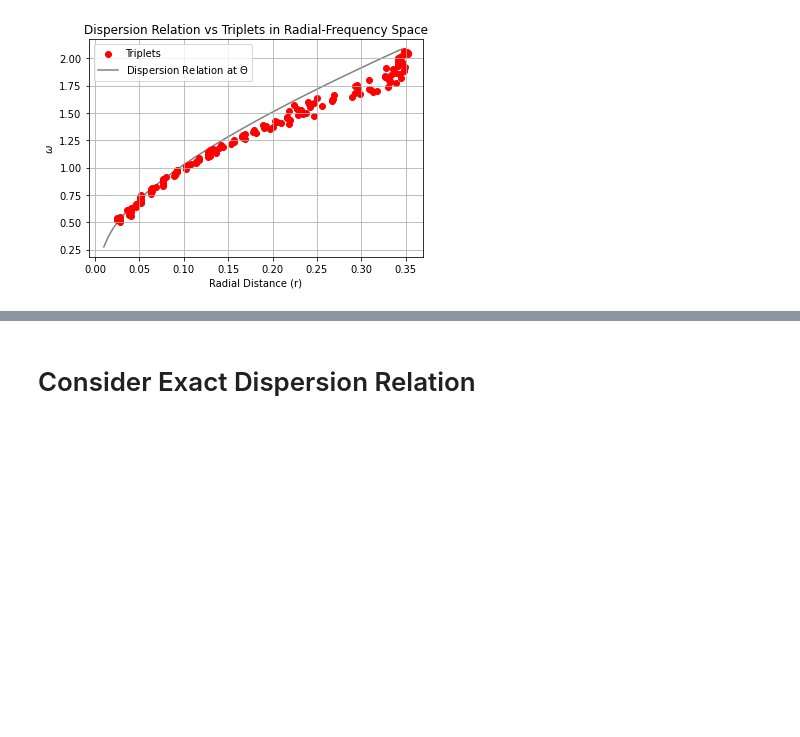
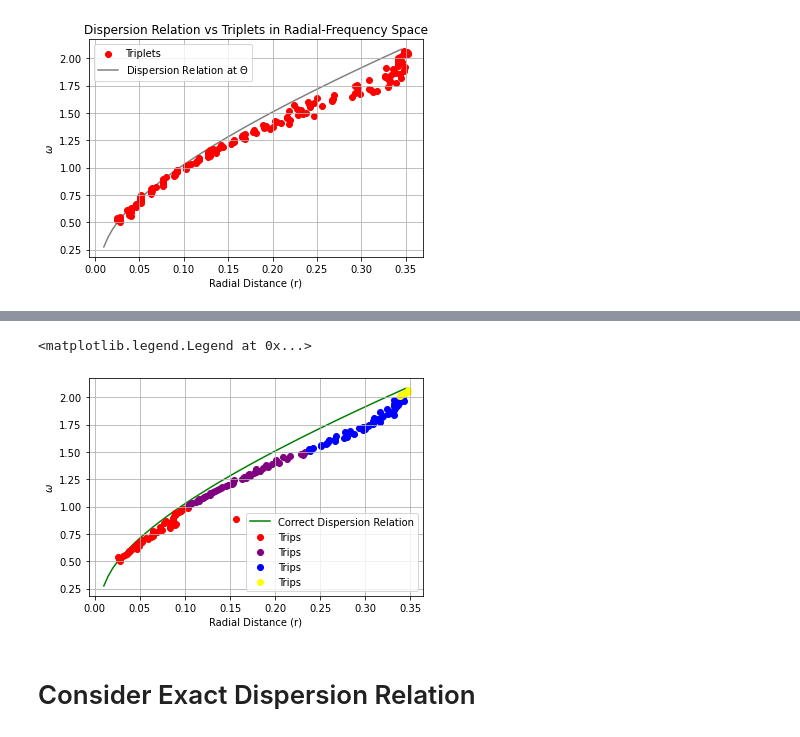
Before and after one commit to joeyanderson1/4th-Year-Thesis, a Jupyter notebook: New PCS Method.ipynb, the cells around one changed output, grey strips where cells are left out. Cells and saved outputs as stored; diff of their text form; code cells hidden in the pictures; blank space fills up the shorter version.

```diff
--- a/New PCS Method.ipynb
+++ b/New PCS Method.ipynb
@@ -149,3 +250,42 @@ r, theta, freqs, kx, ky, disp_r,disp_ww_for_theta = plot_disp_relation_and_point
+# %%
+between_1_15 = np.array([ 1.01, 1.02, 1.03, 1.04,
+       1.05, 1.06, 1.07, 1.08, 1.09, 1.1 , 1.11, 1.12, 1.13, 1.14, 1.15,
+       1.16, 1.17, 1.18, 1.19, 1.2 , 1.21, 1.22, 1.23, 1.24, 1.25, 1.26,
+       1.27, 1.28, 1.29, 1.3 , 1.31, 1.32, 1.33, 1.34, 1.35, 1.36, 1.37,
+       1.38, 1.39, 1.4 , 1.41, 1.42, 1.43, 1.44, 1.45, 1.46, 1.47, 1.48,
+       1.49, 1.5])
+# %%
+between_15_2 = np.array([1.51, 1.52, 1.53, 1.54, 1.55, 1.56, 1.57, 1.58, 1.59,
+       1.6 , 1.61, 1.62, 1.63, 1.64, 1.65, 1.66, 1.67, 1.68, 1.69, 1.7 ,
+       1.71, 1.72, 1.73, 1.74, 1.75, 1.76, 1.77, 1.78, 1.79, 1.8 , 1.81,
+       1.82, 1.83, 1.84, 1.85, 1.86, 1.87, 1.88, 1.89, 1.9 , 1.91, 1.92,
+       1.93, 1.94, 1.95, 1.96, 1.97, 1.98, 1.99, 2.])
+# %%
+above_2 = np.array([2.01, 2.02, 2.03,
+       2.04, 2.05, 2.06, 2.07])
+# %%
+no_1 = use_triplet_disrtibution(under_1, 0.62)
+
+no_2 = use_triplet_disrtibution(between_1_15, 6)
+
+no_3 = use_triplet_disrtibution(between_15_2, 0.4)
+
+no_4 = use_triplet_disrtibution(above_2, 0.04)
+# %%
+plt.plot(disp_r,disp_ww_for_theta, color='green',zorder=0, label = 'Correct Dispersion Relation')
+
+plt.scatter(no_1, under_1, color='red',zorder=0, label = 'Trips')
+plt.scatter(no_2, between_1_15, color='purple',zorder=0, label = 'Trips')
+plt.scatter(no_3, between_15_2, color='blue',zorder=0, label = 'Trips')
+plt.scatter(no_4, above_2, color='yellow',zorder=0, label = 'Trips')
+
+plt.grid(True)
+plt.xlabel('Radial Distance (r)')
+plt.ylabel('$\omega$')
+plt.legend()
+# %% [output]
+<matplotlib.legend.Legend at 0x...>
+[figure, added]
 # %% [markdown]
 # Consider Exact Dispersion Relation
 # %%
```
Also changed, not shown: parts of 25 cells of this notebook.
